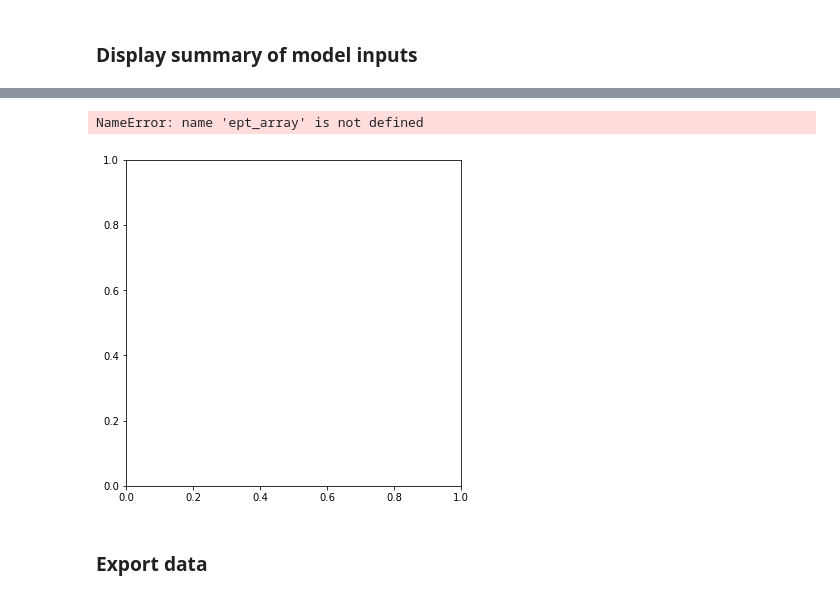
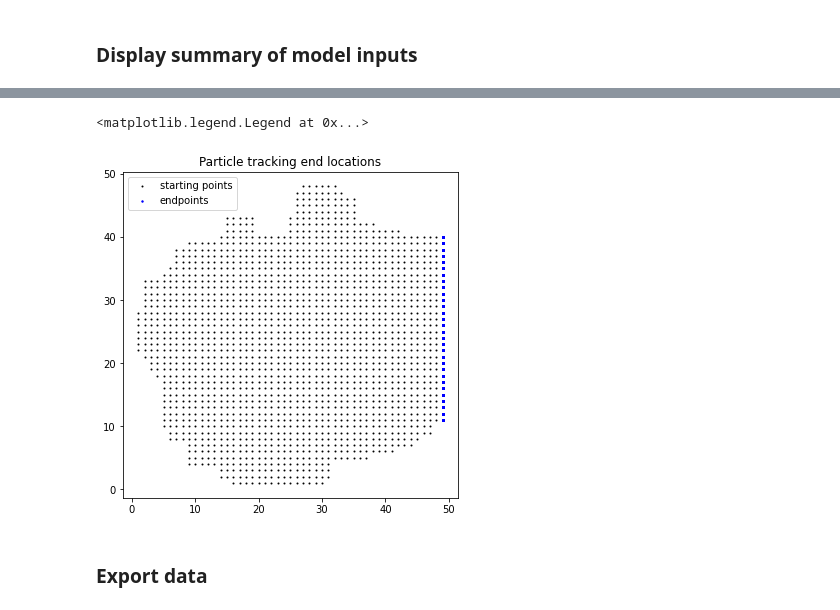
Before and after one commit to cfandel/geol340-w21, a Jupyter notebook: HW1/BASE.ipynb, the cells around one changed output, grey strips where cells are left out. Drawn from its saved outputs; the diff is of its cells as text; code cells hidden in the pictures.

```diff
--- a/HW1/BASE.ipynb
+++ b/HW1/BASE.ipynb
@@ -343,18 +358,17 @@ ax.legend()
 # %%
 #Plot endpoints of particles:
 #see https://pubs.usgs.gov/tm/6a41/pdf/TM_6A_41.pdf (p.33)
 #for information on what the columns of the endpoint file correspond to
+#the ept slices are extracting location data from the relevant columns
 
-run = 'y'
-if run == 'y':
-
-    f4,ax4 = plt.subplots(1,1,figsize=(6,6))                       #create & return figure & axes at position (row, col) of size 6x6 inches
-    plt.scatter(ept_array[:,8],ept_array[:,7],marker='.',c='k')    #plot start locations in black
-    plt.scatter(ept_array[:,20],ept_array[:,19],marker='.')        #plot end locations
-    plt.title('Particle end locations')                            #add title
+f,ax = plt.subplots(1,1,figsize=(6,6))                                  #create & return figure & axes of size 6x6 inches
+plt.scatter(ept_array[:,8],ept_array[:,7],   s=1, c='black', label='starting points')    #plot start locations in black
+plt.scatter(ept_array[:,20],ept_array[:,19], s=2, c='blue',  label='endpoints')          #plot end locations in blue
+plt.title('Particle tracking end locations')                             #add title
+plt.legend()                                                             #add legend
 # %% [output]
-NameError: name 'ept_array' is not defined
+<matplotlib.legend.Legend at 0x...>
-[figure, old version]
+[figure, new version]
 # %% [markdown]
 ### Export data
 # %%
```
Also changed, not shown: parts of 15 cells of this notebook, 11 other files.
